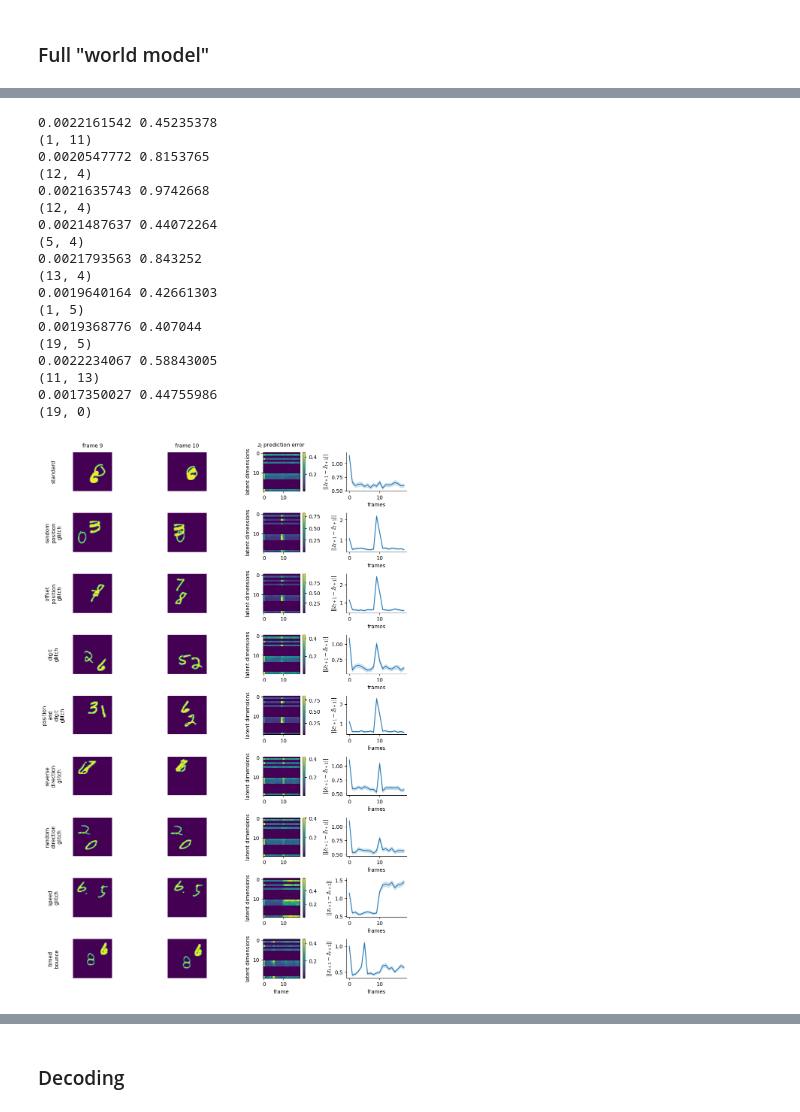
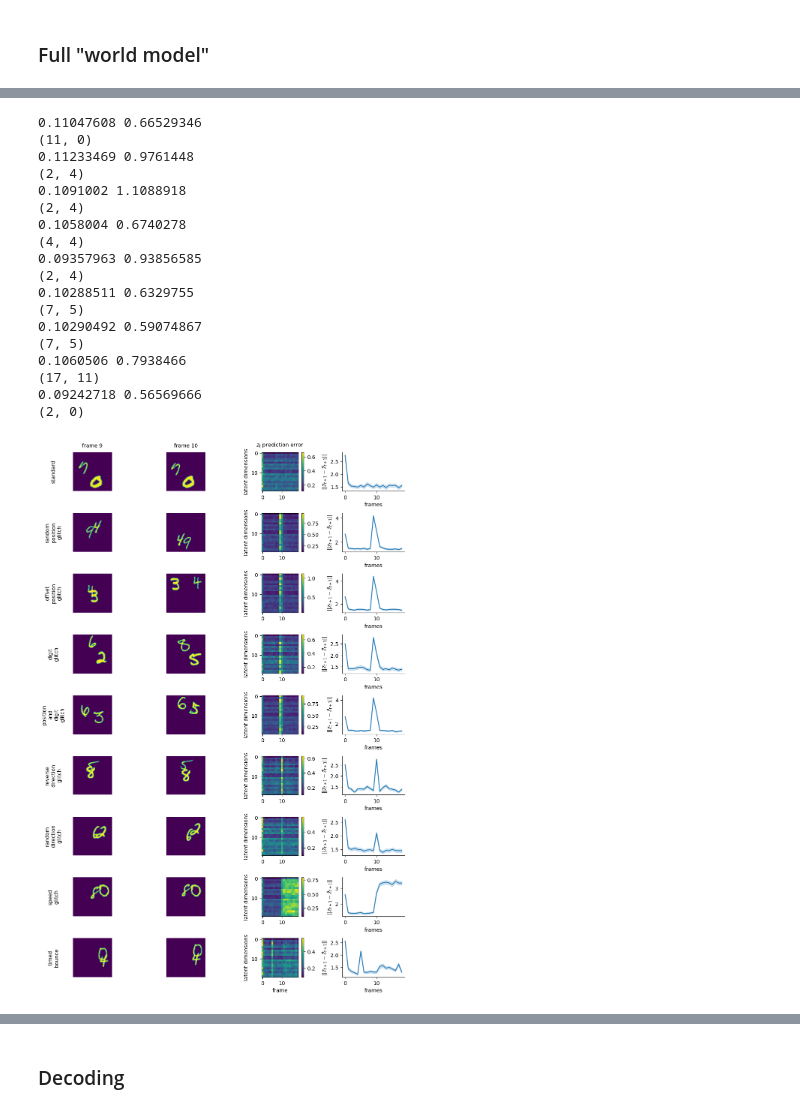
Before and after one commit to FelixHub/serotonin_model, a Jupyter notebook: src/mnist/analysis_MNIST.ipynb, the cells around one changed output, grey strips where cells are left out. Cells and saved outputs as stored; diff of their text form; code cells hidden in the pictures.

```diff
--- a/src/mnist/analysis_MNIST.ipynb
+++ b/src/mnist/analysis_MNIST.ipynb
@@ -43,7 +43,7 @@ data = data_sequential.reshape((200000,1,64,64)) # we split the 10000 video of 2
 # %% [markdown]
 ### VAE module
 # %%
-vae_model_path = '../../saved_models/MNIST/model_vae_2023-05-11.pt'
+vae_model_path = '../../saved_models/MNIST/model_vae_2023-05-04.pt'
 vae_params_path_recovery = vae_model_path[:-3]+'.params.yml'
 with open(vae_params_path_recovery) as file :
     vae_parameters = yaml.load(file,Loader=yaml.FullLoader)
@@ -125,7 +124,7 @@ HBox(children=(FloatSlider(value=-0.9267414808273315, description='z_0', layout=
 # %% [markdown]
 ### Full "world model"
 # %%
-mdrnn_model_path = '../../saved_models/MNIST/model_mdrnn_2023-05-11.pt'
+mdrnn_model_path = '../../saved_models/MNIST/model_mdrnn_2023-05-04.pt'
 mdrnn_params_path_recovery = mdrnn_model_path[:-3]+'.params.yml'
 with open(mdrnn_params_path_recovery) as file :
     mdrnn_parameters = yaml.load(file,Loader=yaml.FullLoader)
@@ -294,6 +297,10 @@ fig, axs = plt.subplots(len(data_files),4,figsize=(10,15))
 
 vmin=0.0
 vmax=1.
+
+dict_lspe_val = {}
+
+list_timesteps_obs = [9,9,9,9,9,10,10,10,5]
 
 for i, (file,axs_file) in enumerate(zip(data_files,axs)):
     data = np.load(data_path + file)
@@ -312,10 +319,11 @@ for i, (file,axs_file) in enumerate(zip(data_files,axs)):
     print(z_error.min(),z_error.max())
 
 
-
     z_error_norm = np.mean( np.linalg.norm(array,axis=-1) ,axis=0) # first we compute the norm || z_t+1 , z_t || for every t and every sequence (100,19,32) => (100,19) and then we average it across sequences (100,19) => (,19)
 
     print(np.unravel_index(np.argmax(z_error[:,5:], axis=None), z_error[:,5:].shape))
+
+    dict_lspe_val[file.split(".")[0]] = np.max( np.linalg.norm(array,axis=-1)[:,list_timesteps_obs],axis=1)
 
     err = np.std(np.linalg.norm(array,axis=-1),axis=0)
 
@@ -332,49 +340,51 @@ for i, (file,axs_file) in enumerate(zip(data_files,axs)):
     im = axs_file[2].imshow(z_error) # ,vmin=vmin,vmax=vmax)
     norm = mpl.colors.Normalize(vmin=vmin, vmax=vmax)
     plt.colorbar(im, ax=axs_file[2])# mpl.cm.ScalarMappable(norm=norm, cmap='viridis')
     if i == len(data_files) - 1 :
         axs_file[2].set_xlabel('frame')
 
     axs_file[2].set_ylabel('latent dimensions')
     if i == 0 :
         axs_file[0].annotate(r'frame 9',
             xy=(0.5, 1.1), xycoords='axes fraction',
             horizontalalignment='center', verticalalignment='bottom')
         axs_file[1].annotate(r'frame 10',
             xy=(0.5, 1.1), xycoords='axes fraction',
             horizontalalignment='center', verticalalignment='bottom')
         axs_file[2].annotate(r'$z_t$ prediction error',
             xy=(0.5, 1.1), xycoords='axes fraction',
             horizontalalignment='center', verticalalignment='bottom')
 
     # axs_file[3].plot(z_error_norm)
     sns.lineplot(x =  np.tile(np.arange(19),np.linalg.norm(array,axis=-1).flatten().shape[0] // 19),
                  y = np.linalg.norm(array,axis=-1).flatten() ,color = 'tab:blue',ax=axs_file[3],errorbar='se')
+
     axs_file[3].spines[['right', 'top']].set_visible(False)
     axs_file[3].set_xlabel('frames')
     axs_file[3].set_ylabel(r'$||z_{t+1} - ẑ_{t+1}||$')
     # axs_file[3].errorbar(range(z_error_norm.shape[0]), z_error_norm, err, linestyle='None', color = 'tab:blue',alpha=0.5)
     # axs_file[3].set_ylim([1,5.5])
 
 fig.tight_layout()
 plt.show()
+fig.savefig('glitch_examples_SPE.pdf',bbox_inches='tight')
 # %% [output]
-0.0022161542 0.45235378
-(1, 11)
-0.0020547772 0.8153765
-(12, 4)
-0.0021635743 0.9742668
-(12, 4)
-0.0021487637 0.44072264
-(5, 4)
-0.0021793563 0.843252
-(13, 4)
-0.0019640164 0.42661303
-(1, 5)
-0.0019368776 0.407044
-(19, 5)
-0.0022234067 0.58843005
-(11, 13)
-0.0017350027 0.44755986
-(19, 0)
+0.11047608 0.66529346
+(11, 0)
+0.11233469 0.9761448
+(2, 4)
+0.1091002 1.1088918
+(2, 4)
+0.1058004 0.6740278
+(4, 4)
+0.09357963 0.93856585
+(2, 4)
+0.10288511 0.6329755
+(7, 5)
+0.10290492 0.59074867
+(7, 5)
+0.1060506 0.7938466
+(17, 11)
+0.09242718 0.56569666
+(2, 0)
-[figure, old version]
+[figure, new version]
```
Also changed, not shown: parts of 15 cells of this notebook, 1 other file.
